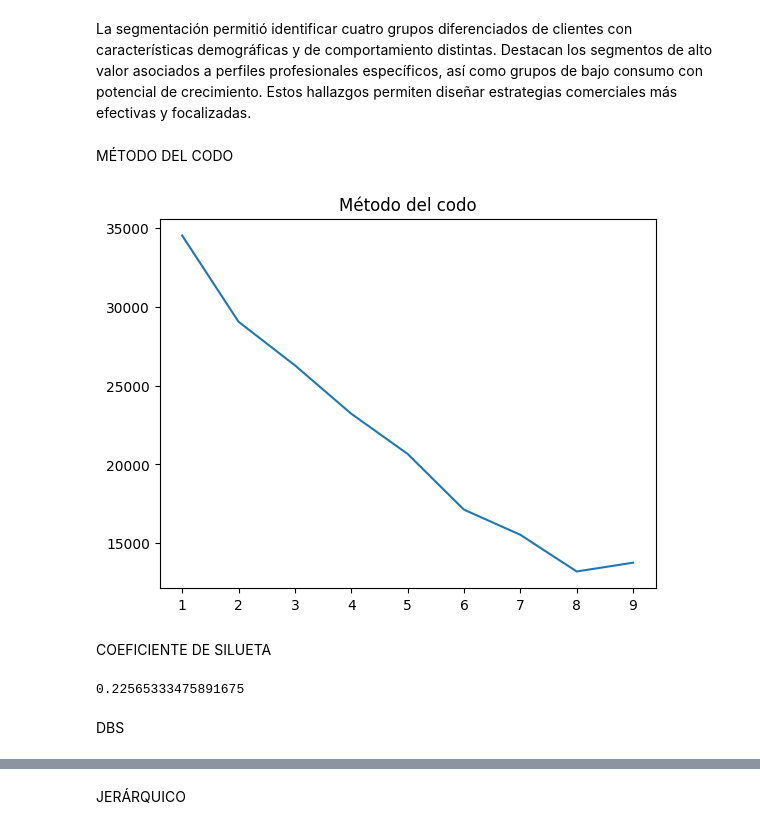
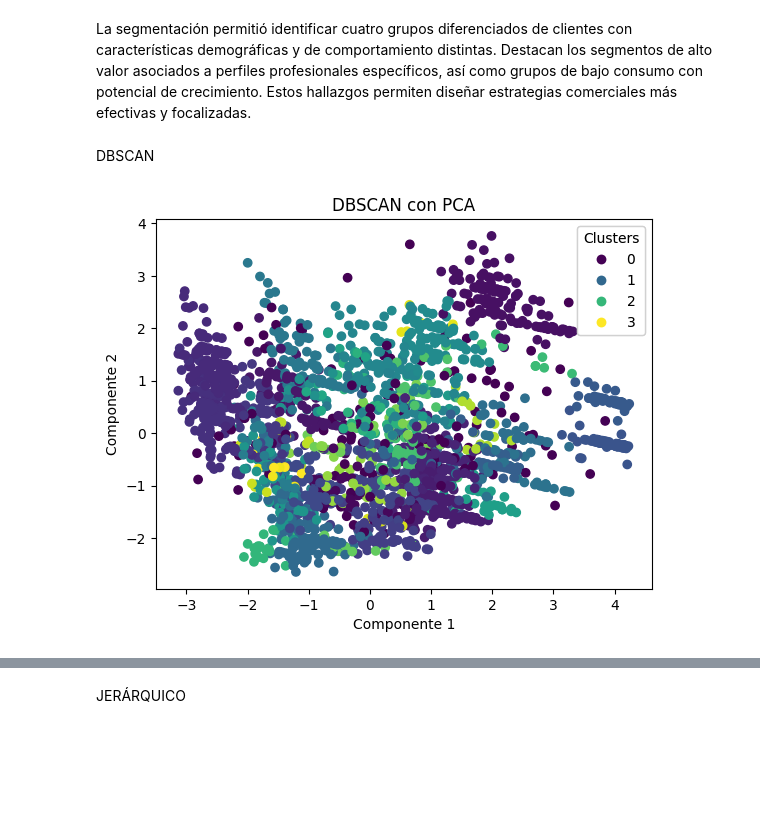
Before and after one commit to Carol-MamaniCh/ABPM7, a Jupyter notebook: ProyectoM7.ipynb, the cells around one changed output, grey strips where cells are left out. Cells and saved outputs as stored; diff of their text form; code cells hidden in the pictures; blank space fills up the shorter version.

```diff
--- a/ProyectoM7.ipynb
+++ b/ProyectoM7.ipynb
@@ -240,29 +276,19 @@ plt.show()
 Se aplicaron técnicas de reducción dimensional como PCA y t-SNE para visualizar los clusters. Mientras PCA permitió observar la estructura general de los datos, t-SNE evidenció una mejor separación local entre los grupos, facilitando la identificación de patrones más definidos.
 # %% [markdown]
 La segmentación permitió identificar cuatro grupos diferenciados de clientes con características demográficas y de comportamiento distintas. Destacan los segmentos de alto valor asociados a perfiles profesionales específicos, así como grupos de bajo consumo con potencial de crecimiento. Estos hallazgos permiten diseñar estrategias comerciales más efectivas y focalizadas.
-# %% [markdown]
-MÉTODO DEL CODO
-# %%
-inercia = []
-
-for k in range(1,10):
-    km = KMeans(n_clusters=k)
-    km.fit(X_scaled)
-    inercia.append(km.inertia_)
-
-plt.plot(range(1,10), inercia)
-plt.title("Método del codo")
-plt.show()
-# %% [output]
-[figure, removed]
-# %% [markdown]
-COEFICIENTE DE SILUETA
-# %%
-silhouette_score(X_scaled, clusters_k)
-# %% [output]
-0.22565333475891675
 # %% [markdown]
-DBS
+DBSCAN
 # %%
-db = DBSCAN(eps=0.5, min_samples=5)
+db = DBSCAN(eps=1.5, min_samples=5)
 clusters_db = db.fit_predict(X_scaled)
+plt.scatter(X_pca[:,0], X_pca[:,1], c=clusters_db, cmap='viridis')
+plt.title("DBSCAN con PCA")
+plt.xlabel("Componente 1")
+plt.ylabel("Componente 2")
+
+legend = plt.legend(*scatter.legend_elements(), title="Clusters")
+plt.gca().add_artist(legend)
+
+plt.show()
+# %% [output]
+[figure, added]
```
Also changed, not shown: parts of 23 cells of this notebook.
